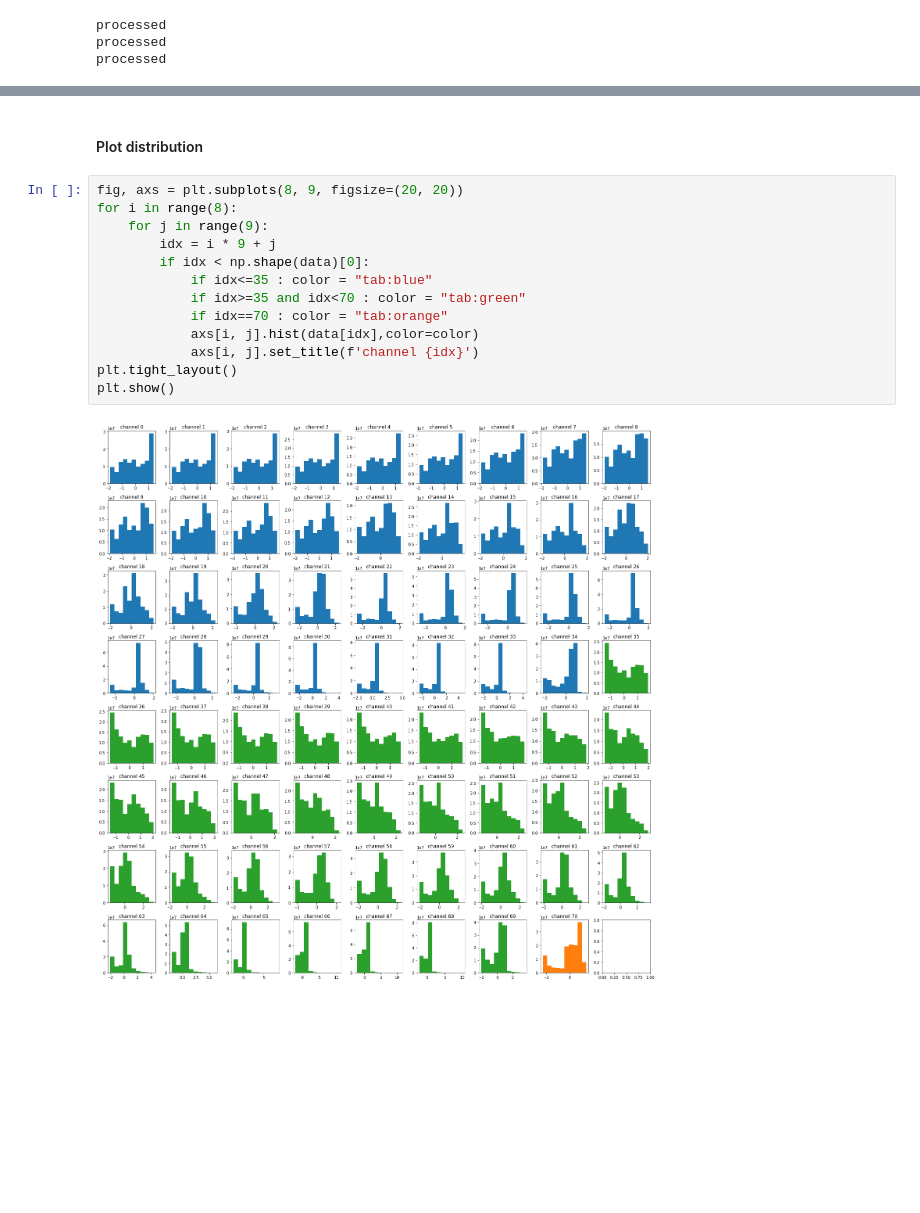
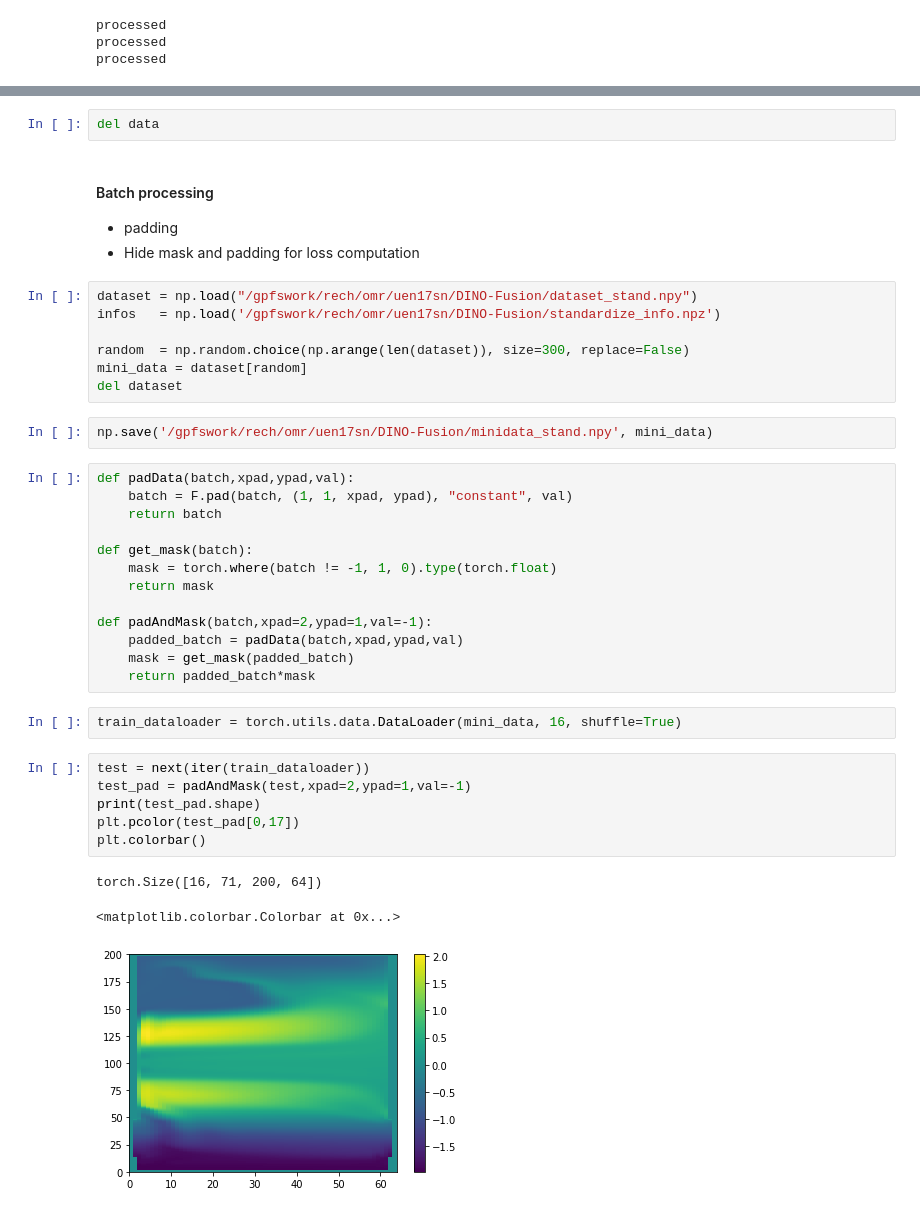
Before and after one commit to Etienne-Meunier/DINO-Fusion, a Jupyter notebook: Diffusion_Model/notebooks/data_loading.ipynb, the cells around one changed output, grey strips where cells are left out. Drawn from its saved outputs; the diff is of its cells as text; blank space fills up the shorter version.

```diff
--- a/Diffusion_Model/notebooks/data_loading.ipynb
+++ b/Diffusion_Model/notebooks/data_loading.ipynb
@@ -142,17 +156,40 @@ print(np.shape(data))
-# %% [markdown]
-#### Plot distribution
-# %%
-fig, axs = plt.subplots(8, 9, figsize=(20, 20))
-for i in range(8):
-    for j in range(9):
-        idx = i * 9 + j
-        if idx < np.shape(data)[0]:
-            if idx<=35 : color = "tab:blue"
-            if idx>=35 and idx<70 : color = "tab:green"
-            if idx==70 : color = "tab:orange"
-            axs[i, j].hist(data[idx],color=color)
-            axs[i, j].set_title(f'channel {idx}')
-plt.tight_layout()
-plt.show()
-# %% [output]
-[figure, removed]
+# %%
+del data
+# %% [markdown]
+#### Batch processing
+- padding
+- Hide mask and padding for loss computation
+# %%
+dataset = np.load("/gpfswork/rech/omr/uen17sn/DINO-Fusion/dataset_stand.npy")
+infos   = np.load('/gpfswork/rech/omr/uen17sn/DINO-Fusion/standardize_info.npz')
+
+random  = np.random.choice(np.arange(len(dataset)), size=300, replace=False)
+mini_data = dataset[random]
+del dataset
+# %%
+np.save('/gpfswork/rech/omr/uen17sn/DINO-Fusion/minidata_stand.npy', mini_data)
+# %%
+def padData(batch,xpad,ypad,val):
+    batch = F.pad(batch, (1, 1, xpad, ypad), "constant", val)
+    return batch
+
+def get_mask(batch):
+    mask = torch.where(batch != -1, 1, 0).type(torch.float)
+    return mask
+
+def padAndMask(batch,xpad=2,ypad=1,val=-1):
+    padded_batch = padData(batch,xpad,ypad,val)
+    mask = get_mask(padded_batch)
+    return padded_batch*mask
+# %%
+train_dataloader = torch.utils.data.DataLoader(mini_data, 16, shuffle=True)
+# %%
+test = next(iter(train_dataloader))
+test_pad = padAndMask(test,xpad=2,ypad=1,val=-1)
+print(test_pad.shape)
+plt.pcolor(test_pad[0,17])
+plt.colorbar()
+# %% [output]
+torch.Size([16, 71, 200, 64])
+<matplotlib.colorbar.Colorbar at 0x...>
+[figure, added]
```
Also changed, not shown: parts of 11 cells of this notebook.
